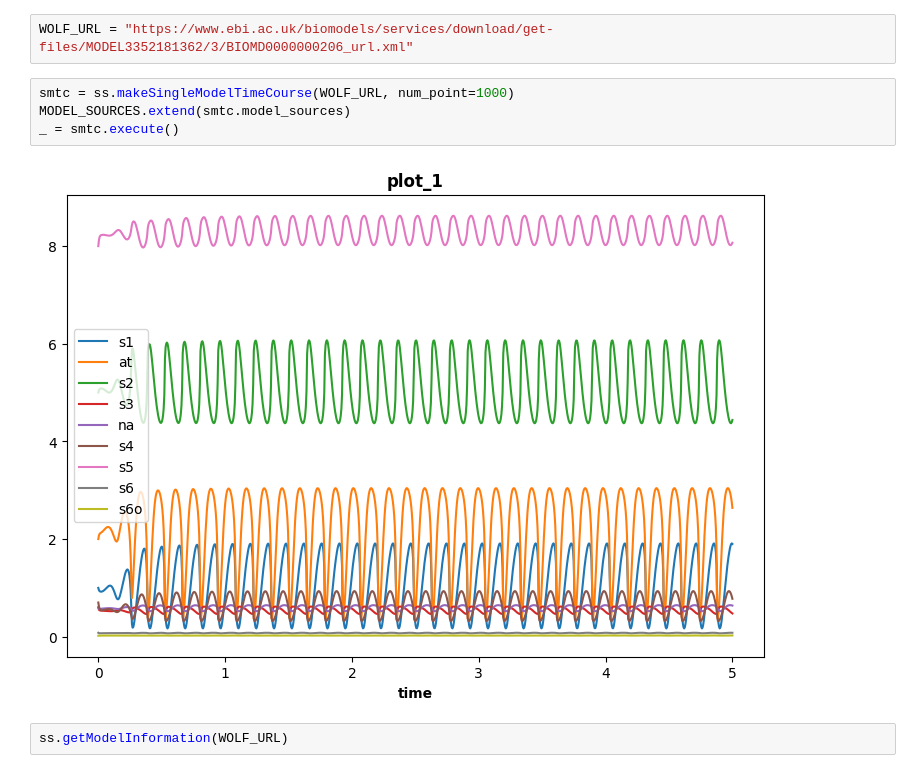
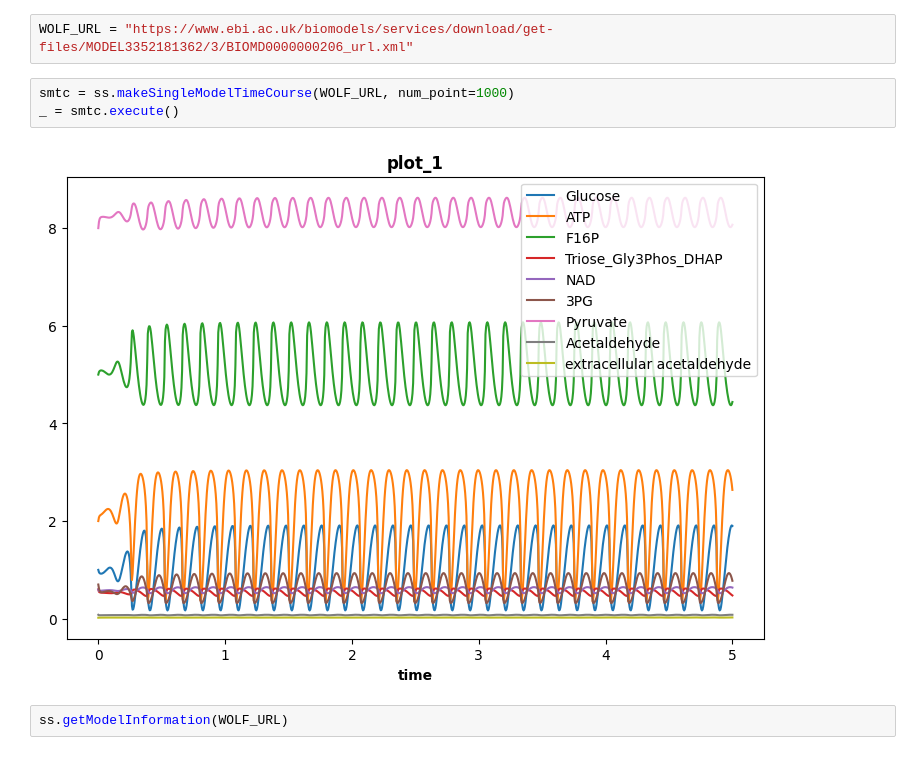
Before and after one commit to sys-bio/SimpleSEDML, a Jupyter notebook: examples/usage_examples.ipynb, the cells around one changed output. Drawn from its saved outputs; the diff is of its cells as text.

Commit message:
Plot uses display variables

```diff
--- a/examples/usage_examples.ipynb
+++ b/examples/usage_examples.ipynb
@@ -145,10 +146,9 @@ MODEL_SOURCES.extend(smtc.model_sources)
 WOLF_URL = "https://www.ebi.ac.uk/biomodels/services/download/get-files/MODEL3352181362/3/BIOMD0000000206_url.xml"
 # %%
 smtc = ss.makeSingleModelTimeCourse(WOLF_URL, num_point=1000)
-MODEL_SOURCES.extend(smtc.model_sources)
 _ = smtc.execute()
 # %% [output]
-[figure, old version]
+[figure, new version]
 # %%
 ss.getModelInformation(WOLF_URL)
 # %% [output]
```
Also changed, not shown: parts of 24 cells of this notebook, 14 other files.
